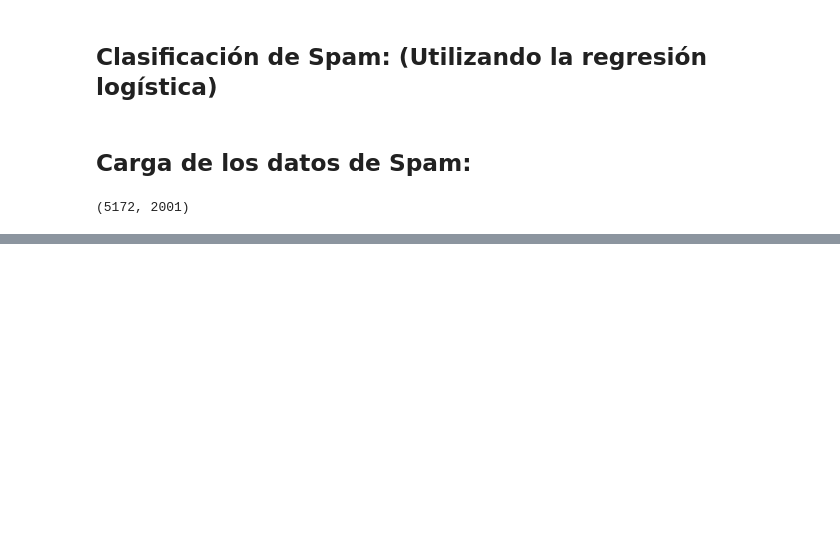
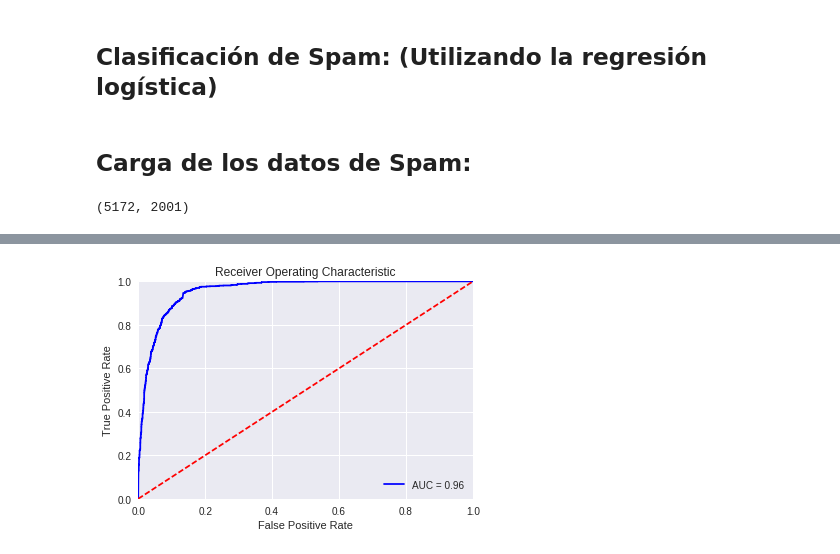
Before and after one commit to Jerry-Types/ML_IIMAS, a Jupyter notebook: Tarea3/Regresión_logística vs clasificador bayesiano ingenuo.ipynb, the cells around one changed output, grey strips where cells are left out. Drawn from its saved outputs; the diff is of its cells as text; code cells hidden in the pictures; blank space fills up the shorter version.

```diff
--- a/Tarea3/Regresión_logística vs clasificador bayesiano ingenuo.ipynb
+++ b/Tarea3/Regresión_logística vs clasificador bayesiano ingenuo.ipynb
@@ -72,0 +162,28 @@ print "theta_emv = ", theta_emv.T
+# %%
+
+import numpy as np
+import matplotlib.pyplot as plt
+from itertools import cycle
+
+from sklearn import svm, datasets
+from sklearn.metrics import roc_curve, auc
+from sklearn.model_selection import train_test_split
+from sklearn.preprocessing import label_binarize
+from sklearn.multiclass import OneVsRestClassifier
+from scipy import interp
+
+false_positive_rate, true_positive_rate, thresholds = roc_curve(y_train, y_score)
+roc_auc = auc(false_positive_rate, true_positive_rate)
+#print false_positive_rate,true_positive_rate
+plt.title('Receiver Operating Characteristic')
+plt.plot(false_positive_rate, true_positive_rate, 'b',
+label='AUC = %0.2f'% roc_auc)
+plt.legend(loc='lower right')
+plt.plot([0,1],[0,1],'r--')
+plt.xlim([0,1])
+plt.ylim([0,1])
+plt.ylabel('True Positive Rate')
+plt.xlabel('False Positive Rate')
+plt.show()
+# %% [output]
+[figure, added]
```
Also changed, not shown: parts of 5 cells of this notebook.
